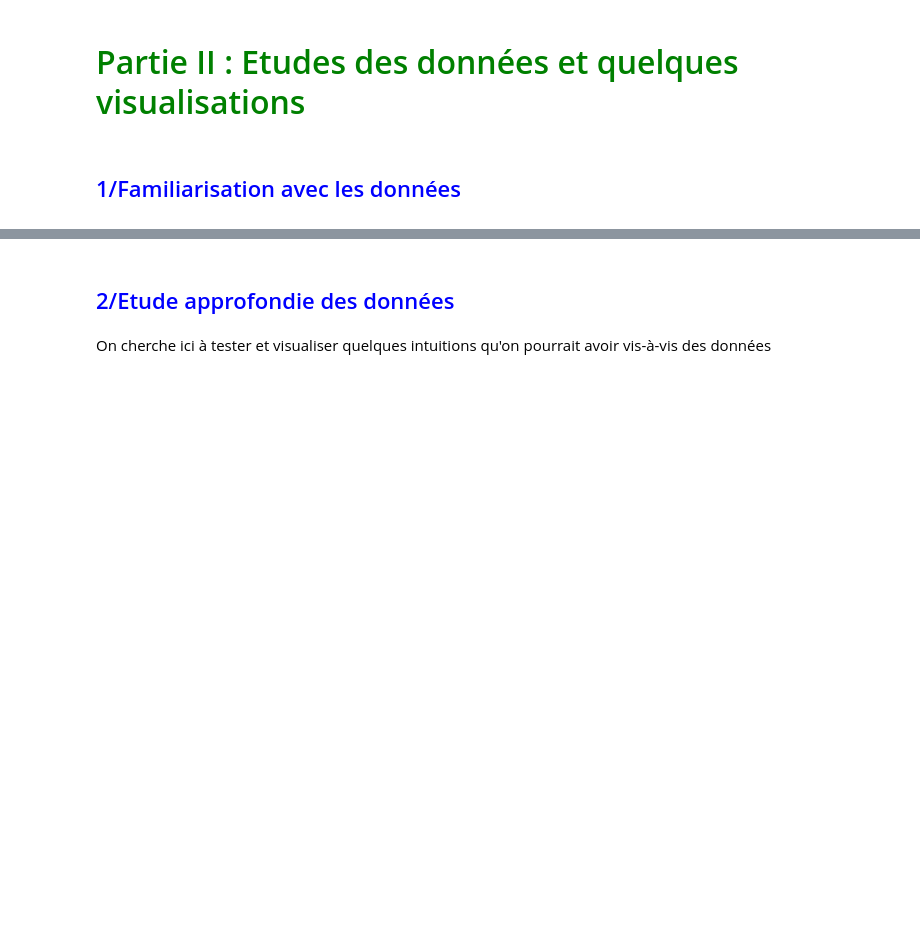
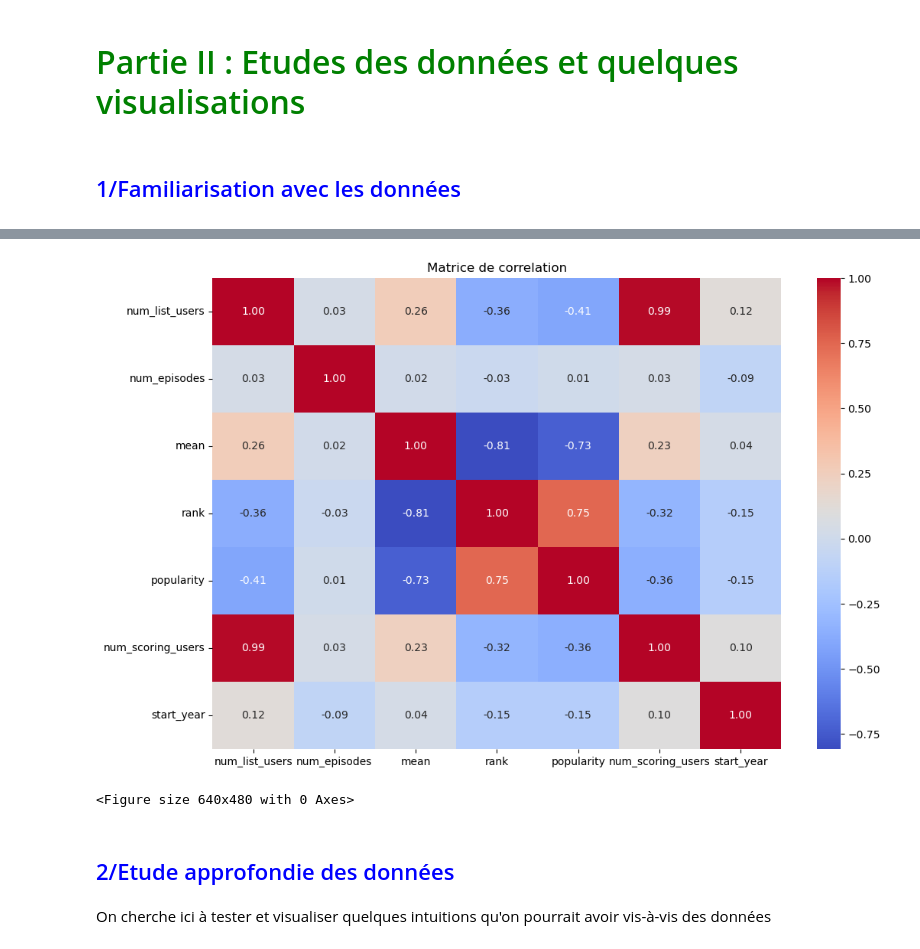
Before and after one commit to fjenft/projet-classification-mal, a Jupyter notebook: Notebook.ipynb, the cells around one changed output, grey strips where cells are left out. Drawn from its saved outputs; the diff is of its cells as text; code cells hidden in the pictures; blank space fills up the shorter version.

```diff
--- a/Notebook.ipynb
+++ b/Notebook.ipynb
@@ -150,13 +184,16 @@ print(anime_data.dtypes)
 # %%
 #On regarde la matrice de corrélation
 
 numerical_features = ['num_list_users', 'num_episodes', 'mean', 'rank', 'popularity', 'num_scoring_users', 'start_year']
 plt.figure(figsize=(12, 8))
-correlation_matrix = df[numerical_features].corr()
+correlation_matrix = anime_data[numerical_features].corr()
 sns.heatmap(correlation_matrix, annot=True, cmap='coolwarm', fmt='.2f')
 plt.title('Matrice de correlation')
 plt.show()
 plt.savefig('matrice_de_co.png')
+# %% [output]
+[figure, added]
+<Figure size 640x480 with 0 Axes>
 # %% [markdown]
 <h1 style="font-size: 22px; color: blue;">2/Etude approfondie des données</h1>
 
```
Also changed, not shown: parts of 33 cells of this notebook, 1 other file.
